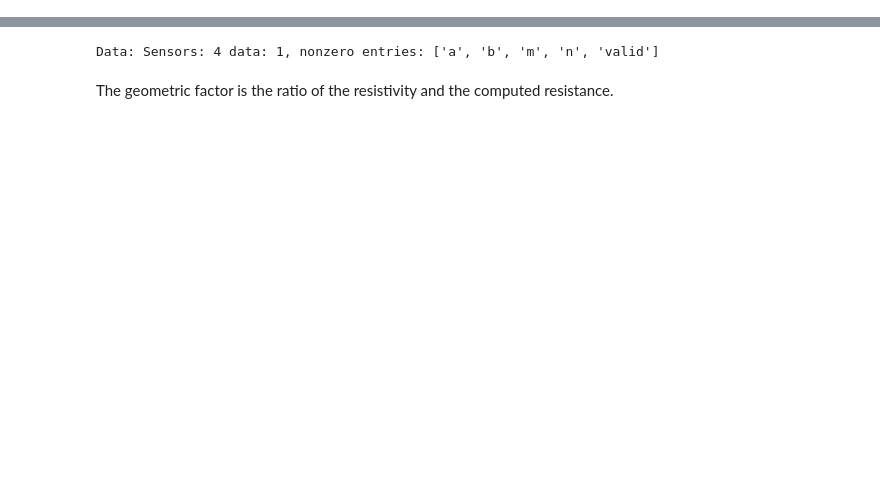
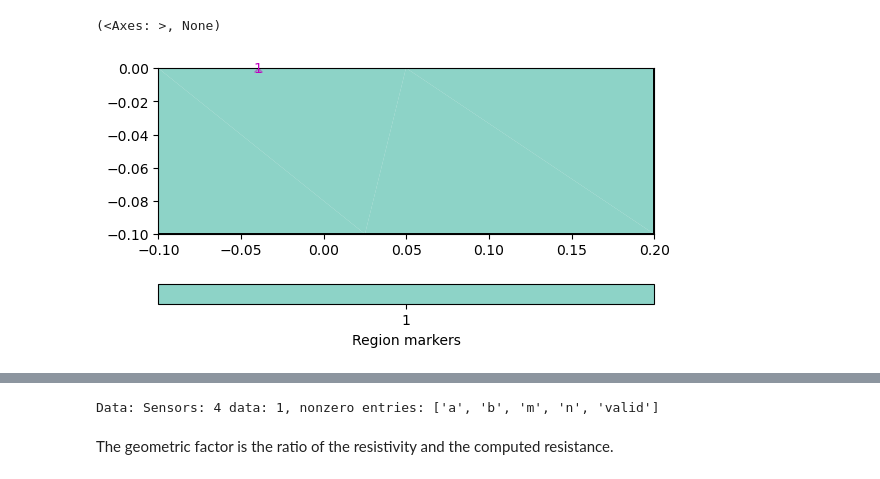
Before and after one commit to gimli-org/notebooks, a Jupyter notebook: ERT/CEM/directpush.ipynb, the cells around one changed output, grey strips where cells are left out. Cells and saved outputs as stored; diff of their text form; code cells hidden in the pictures; blank space fills up the shorter version.

```diff
--- a/ERT/CEM/directpush.ipynb
+++ b/ERT/CEM/directpush.ipynb
@@ -4,3 +4,9 @@ import pygimli as pg
 import pygimli.meshtools as mt
 from pygimli.physics import ert
 from pygimli.viewer.pv import drawStreamLines, drawSlice
+# %%
+rect = mt.createRectangle(start=[-0.1, -0.1], end=[0.2, 0])
+# rect.setDimension(3)
+rect.swapCoordinates(1, 2)
+pg.show(rect)
+# %% [output]
@@ -7,3 +14,5 @@ from pygimli.viewer.pv import drawStreamLines, drawSlice
+(<Axes: >, None)
+[figure, added]
 # %%
 eldist = 0.023
 eldia = 0.0075
```
Also changed, not shown: parts of 10 cells of this notebook.
